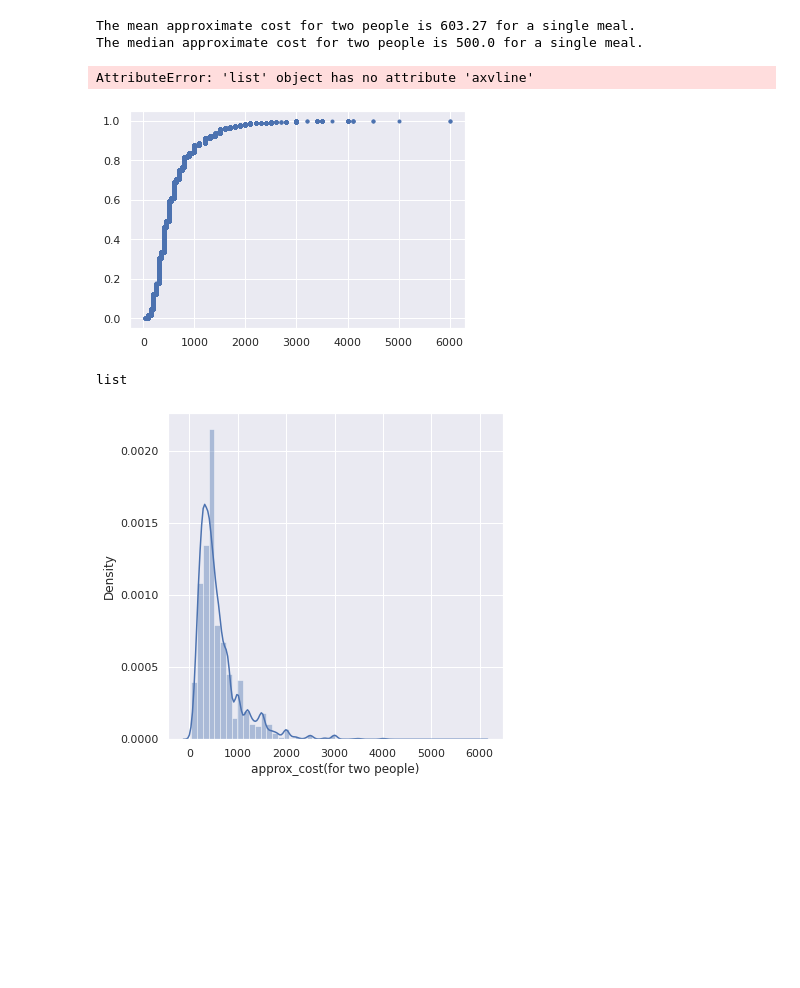
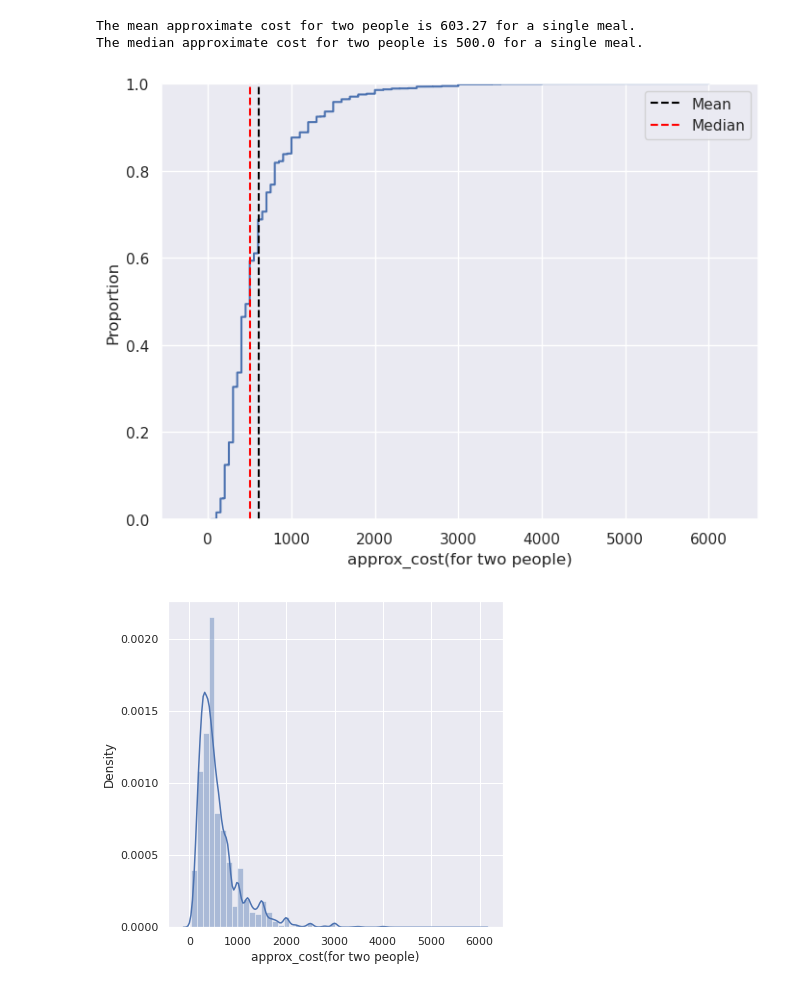
Before and after one commit to harshlohani/zomato-analysis, a Jupyter notebook: zomato_bengaluru.ipynb, the cells around one changed output. Cells and saved outputs as stored; diff of their text form; code cells hidden in the pictures; blank space fills up the shorter version.

Commit message:
added cdf graph and added observations and minor changes

```diff
--- a/zomato_bengaluru.ipynb
+++ b/zomato_bengaluru.ipynb
@@ -496,23 +493,26 @@ print(f"The median approximate cost for two people is {median_costfor2} for a si
 The mean approximate cost for two people is 603.27 for a single meal.
 The median approximate cost for two people is 500.0 for a single meal.
 # %%
-cost_cdf=plt.plot(x,y,marker='.',linestyle='none')
-cost_cdf.axvline(mean_costfor2, color='black',ls='--',label="Mean")
+from matplotlib.pyplot import figure as fig
+plt.figure(figsize=(8,6), dpi=100)
+
+fig_cdf=sns.ecdfplot(x='approx_cost(for two people)',data=cost_df)
+fig_cdf.axvline(mean_costfor2, color='black',ls='--',label="Mean")
+fig_cdf.axvline(median_costfor2, color='red',ls='--',label="Median")
 plt.margins(0.10)
+fig_cdf.legend(loc='upper right')
 plt.show()
+
+
+# From the graph below we can see that more than 60% of the restaurants (on average) charges around ₹ 600 for 2 people meal.
 # %% [output]
-AttributeError: 'list' object has no attribute 'axvline'
-[figure, old version]
+[figure, new version]
-# %%
-type(cost_cdf)
-# %% [output]
-list
-# %%
-plt.figure(figsize=(6,6))
-sns.distplot(cost_df['approx_cost(for two people)'])
-plt.show()
-
-# We can see that the distribution is left skewed.
-# This means almost 90 percent of restaurants serve food for budget less than 1000 INR.
-# %% [output]
-[figure, removed]
+# %%
+plt.figure(figsize=(6,6))
+sns.distplot(cost_df['approx_cost(for two people)'])
+plt.show()
+
+#  We can see that the distribution if left skewed.
+# This means almost 90 percent of restaurants serve food for budget less than 1000 INR
+# %% [output]
+[figure, added]
```
Also changed, not shown: parts of 2 cells of this notebook.
